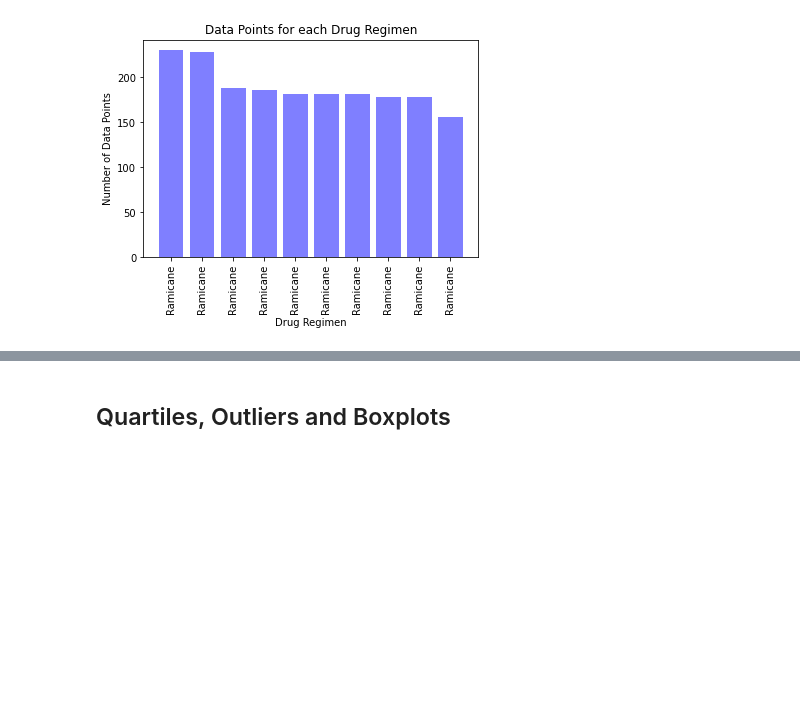
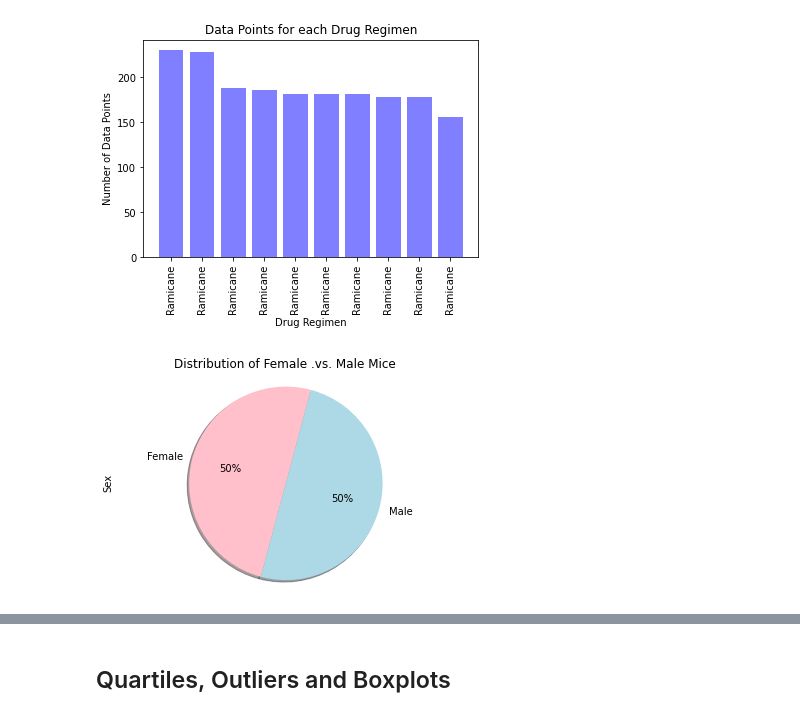
Before and after one commit to jlubranos/matplotlib-challenge, a Jupyter notebook: Pymaceuticals/pymaceuticals_starter.ipynb, the cells around one changed output, grey strips where cells are left out. Cells and saved outputs as stored; diff of their text form; code cells hidden in the pictures; blank space fills up the shorter version.

```diff
--- a/Pymaceuticals/pymaceuticals_starter.ipynb
+++ b/Pymaceuticals/pymaceuticals_starter.ipynb
@@ -117,3 +117,11 @@ plt.show()
 [figure]
 # %%
 # Generate a pie plot showing the distribution of female versus male mice using pandas
+
+gender_count=unique_ms_df.groupby(['Sex']).nunique()
+gender_count.plot(kind="pie",y='Sex',startangle=75, autopct="%1.0f%%", legend=False, shadow=True,colors=["pink","lightblue"])
+plt.title("Distribution of Female .vs. Male Mice")
+plt.axis("equal")
+plt.show()
+# %% [output]
+[figure, added]
```
Also changed, not shown: parts of 3 cells of this notebook.
